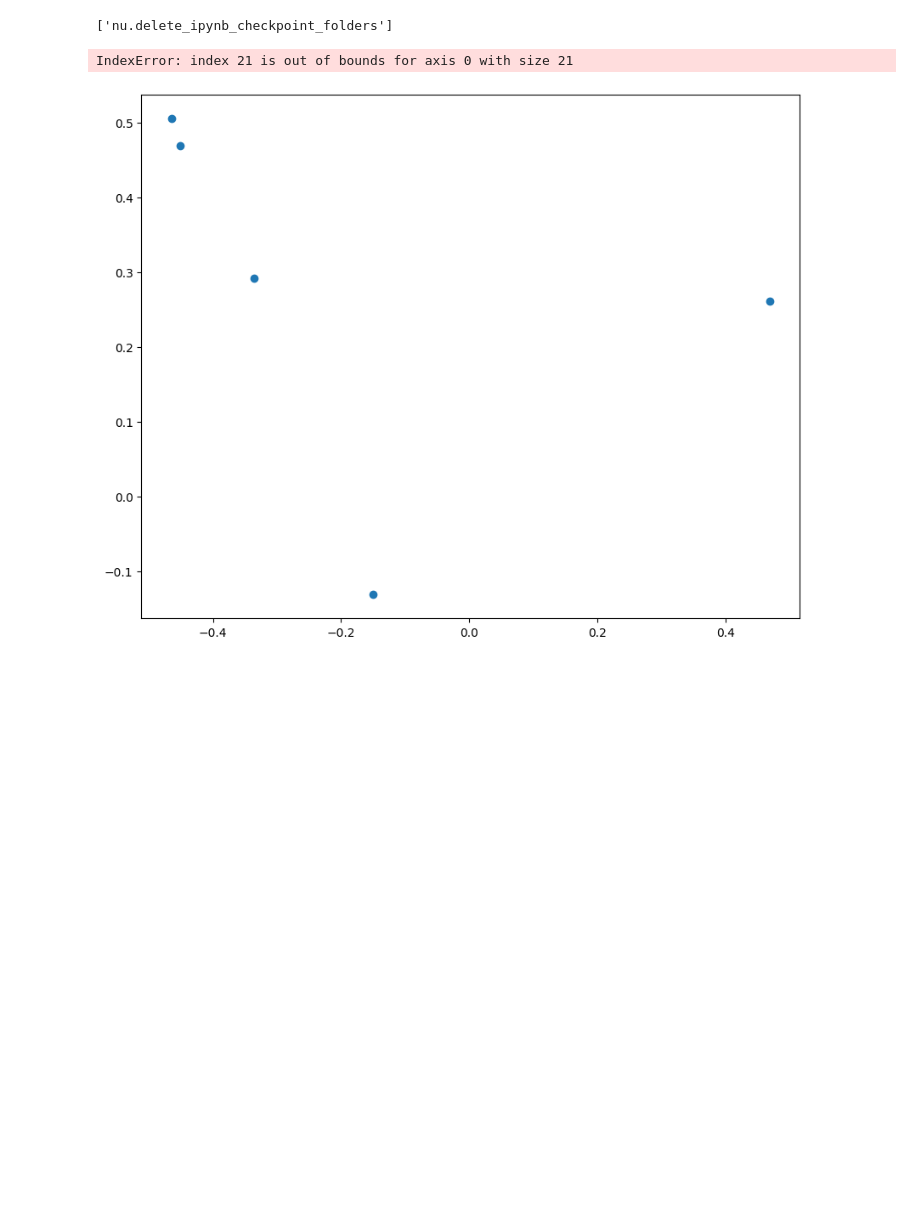
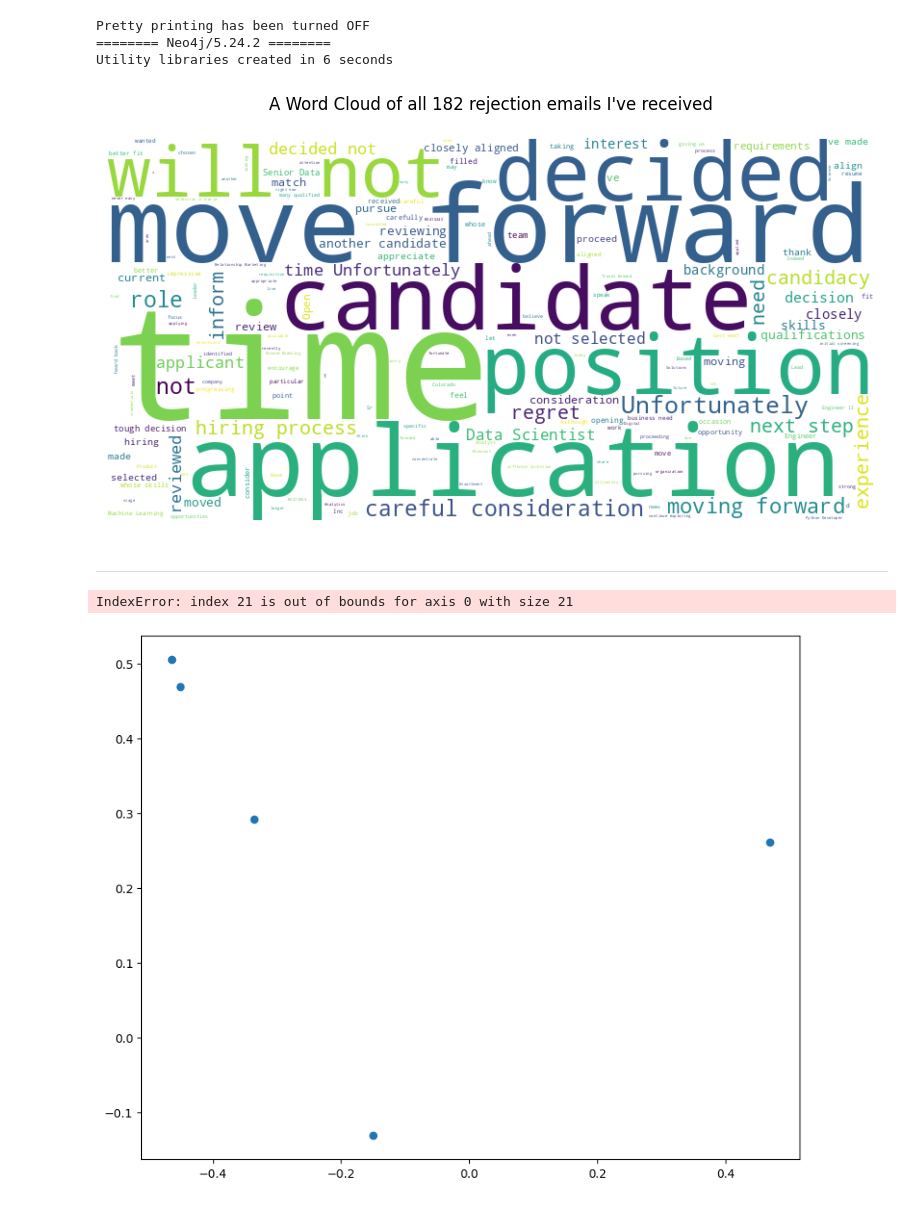
Before and after one commit to dbabbitt/job-hunting, a Jupyter notebook: visualizations/Visualize a Word Cloud of the Words in the Job Hunting Notebooks.ipynb, the cells around one changed output. Drawn from its saved outputs; the diff is of its cells as text; code cells hidden in the pictures; blank space fills up the shorter version.

```diff
--- a/visualizations/Visualize a Word Cloud of the Words in the Job Hunting Notebooks.ipynb
+++ b/visualizations/Visualize a Word Cloud of the Words in the Job Hunting Notebooks.ipynb
@@ -28,8 +1,72 @@ nu = NotebookUtilities(
-# %%
-
-[f'nu.{fn}' for fn in dir(nu) if 'checkpoint' in fn]
-# %% [output]
-['nu.delete_ipynb_checkpoint_folders']
+# %%
+
+%pprint
+%matplotlib inline
+import sys
+import os.path as osp
+
+executable_path = sys.executable; scripts_folder = osp.join(osp.dirname(executable_path), 'Scripts')
+py_folder = osp.abspath('../py'); ffmpeg_folder = r'C:\ffmpeg\bin'
+if (scripts_folder not in sys.path): sys.path.insert(1, scripts_folder)
+if (py_folder not in sys.path): sys.path.insert(1, py_folder)
+if (ffmpeg_folder not in sys.path): sys.path.insert(1, ffmpeg_folder)
+from jobpostlib import (crf, cu, datetime, duration, hau, hc, humanize, ihu, lru, nu, osp, scrfcu, slrcu, ssgdcu, su, t0, time, wsu, speech_engine)
+from pandas import DataFrame
+import matplotlib.pyplot as plt
+import pandas as pd
+from datetime import date, datetime
+import matplotlib.dates as mdates
+# %% [output]
+Pretty printing has been turned OFF
+======== Neo4j/5.24.2 ========
+Utility libraries created in 6 seconds
+# %%
+
+# Cypher for rejection sentences
+cypher_str = f'''
+    // Get all the rejection sentences
+    MATCH (fn:FileNames)
+    WHERE (fn.rejection_email_text IS NOT NULL)
+    RETURN fn.rejection_email_text AS rejection_email_text;'''
+# %%
+
+row_objs_list = []
+with cu.driver.session() as session:
+    row_objs_list = session.write_transaction(cu.do_cypher_tx, cypher_str)
+assert row_objs_list, "You are not getting any rejection emails"
+rejection_emails_df = DataFrame(row_objs_list)
+# %%
+
+# Tokenize the sentences
+import re
+
+tokenized_content = []
+for content in rejection_emails_df.rejection_email_text:
+    tokens = re.findall(r'\b\w+\b', content)
+    tokenized_content.append(tokens)
+
+# Convert the list of space-delimited strings into a single string per file
+processed_documents = [' '.join(tokens) for tokens in tokenized_content]
+# %%
+
+from wordcloud import WordCloud
+import wordcloud
+
+# Generate Word Cloud
+wordcloud = WordCloud(width=800, height=400, background_color='white', stopwords=wordcloud.STOPWORDS.difference(set(['not']))).generate(' '.join(processed_documents))
+
+# Display the Word Cloud using Matplotlib
+plt.figure(figsize=(10, 5))
+plt.imshow(wordcloud, interpolation='bilinear')
+title_str = f"A Word Cloud of all {rejection_emails_df.shape[0]} rejection emails I've received"
+plt.title(title_str, pad=20, fontsize=12)  # Add title with some padding
+plt.axis('off')
+plt.show()
+# %% [output]
+[figure, added]
+# %% [markdown]
+
+----
 # %%
 
 # Set the folder path
```
Also changed, not shown: parts of 2 cells of this notebook, 53 other files.
